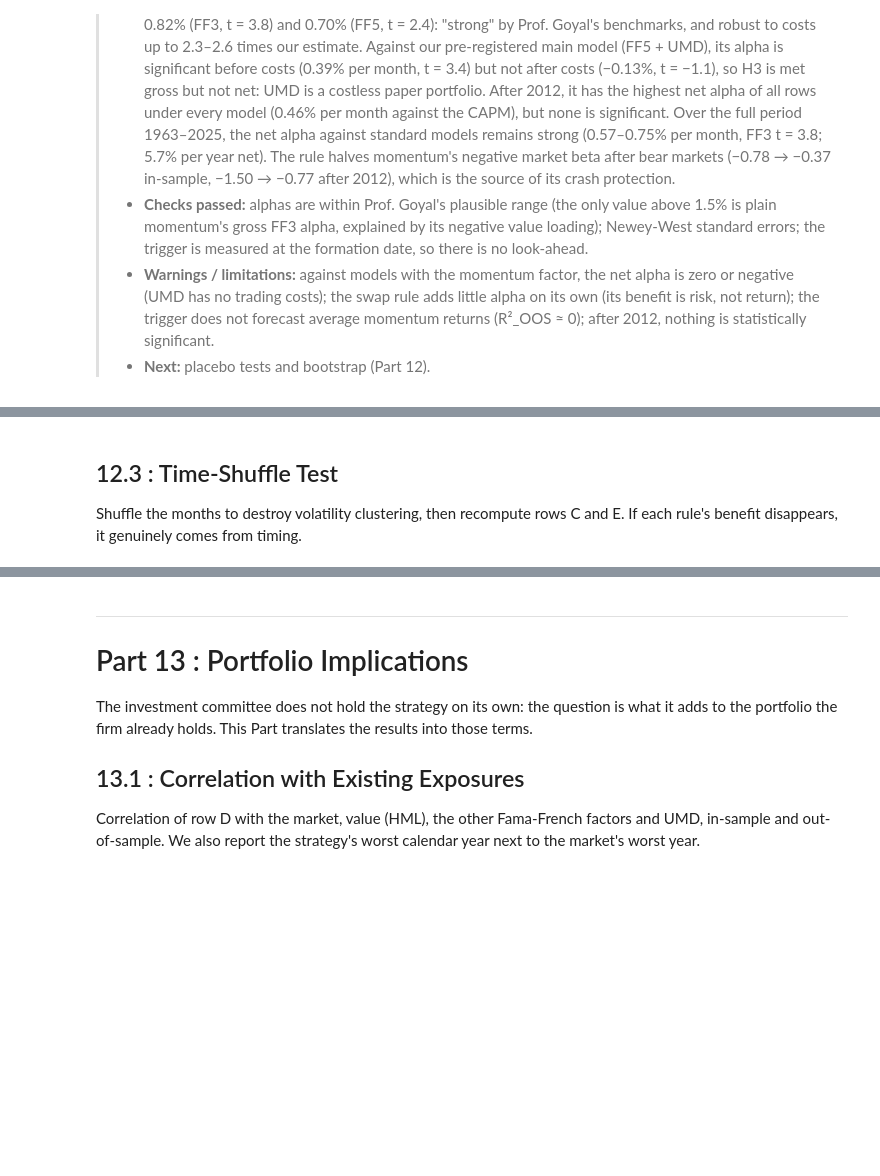
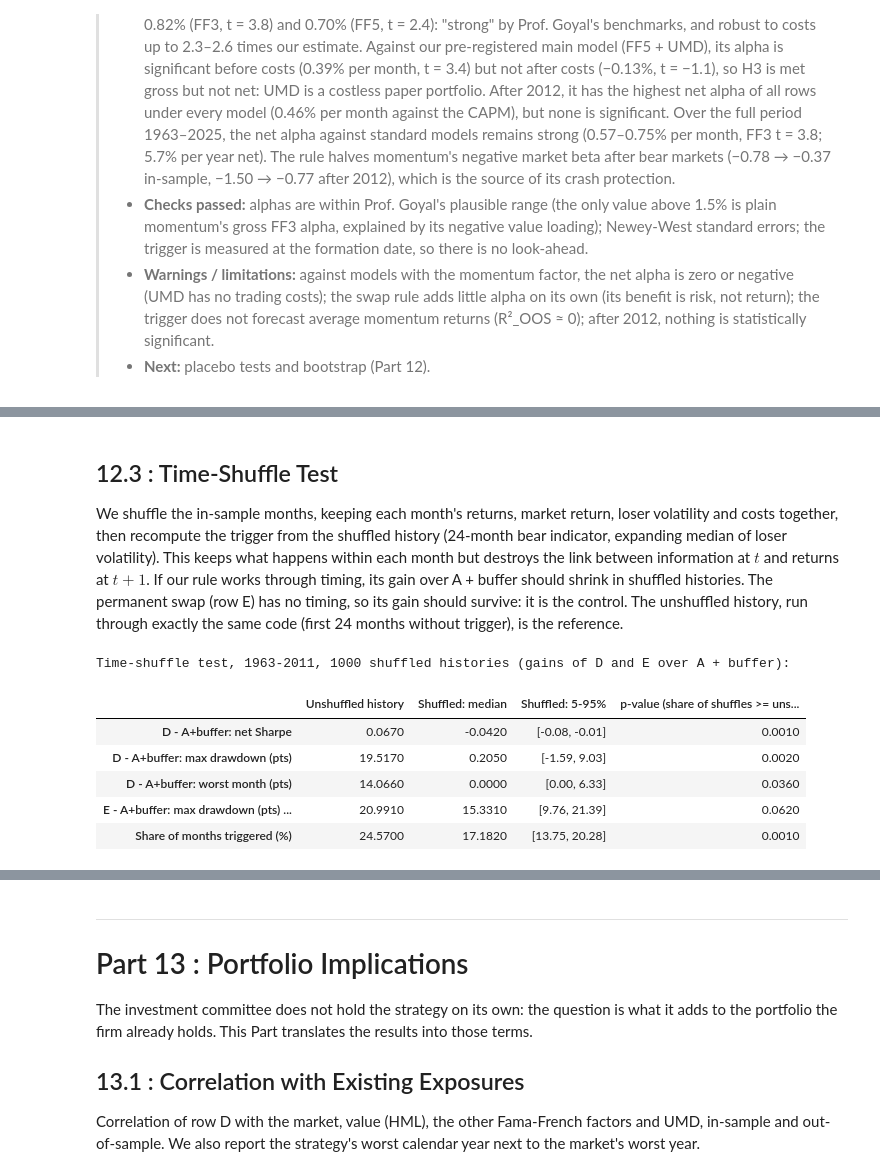
Before and after one commit to olol2/AppliedInvestments, a Jupyter notebook: Momentum_Robust_Notebook.ipynb, the cells around one changed output, grey strips where cells are left out. Cells and saved outputs as stored; diff of their text form; code cells hidden in the pictures; blank space fills up the shorter version.

```diff
--- a/Momentum_Robust_Notebook.ipynb
+++ b/Momentum_Robust_Notebook.ipynb
@@ -2909,4 +3184,59 @@ Each month, randomly reassign the signal across stocks and rebuild the long-shor
 # %% [markdown]
 ## 12.3 : Time-Shuffle Test
-
-Shuffle the months to destroy volatility clustering, then recompute rows C and E. If each rule's benefit disappears, it genuinely comes from timing.
+We shuffle the in-sample months, keeping each month's returns, market return,
+loser volatility and costs together, then recompute the trigger from the shuffled history (24-month bear
+indicator, expanding median of loser volatility). This keeps what happens within each month but destroys the
+link between information at $t$ and returns at $t+1$. If our rule works through timing, its gain over
+A + buffer should shrink in shuffled histories. The permanent swap (row E) has no timing, so its gain should
+survive: it is the control. The unshuffled history, run through exactly the same code (first 24 months without
+trigger), is the reference.
+# %%
+sel = (H >= SAMPLE_START) & (H <= IS_END)
+T_is = int(sel.sum())
+blk = {"rl": r_long.to_numpy()[sel], "rs": r_short.to_numpy()[sel], "rm": r_mkt.to_numpy()[sel],
+       "mkt": factors["mkt_rf"].reindex(H).to_numpy()[sel], "lv": loser_vol.reindex(H).to_numpy()[sel]}
+C_is = COST_PAIRS[sel]
+
+def trigger_from(mkt, lv):
+    """Our rule recomputed on a (possibly shuffled) history. Returns the holding-month trigger and its lag."""
+    bear_s = pd.Series(np.log1p(mkt)).rolling(BEAR_WINDOW).sum().lt(0).to_numpy()      # cumulative excess return < 0
+    lv_s = pd.Series(lv)
+    med = lv_s.expanding(min_periods=12).median()
+    high = (lv_s > med).to_numpy() & med.notna().to_numpy()
+    trig_form = (bear_s & high).astype(int)                 # formation date i -> applies to i + 1
+    p = np.r_[0, trig_form[:-1]]
+    return p, np.r_[0, p[:-1]]
+
+def shuffle_stats(perm):
+    rl, rs, rm = blk["rl"][perm], blk["rs"][perm], blk["rm"][perm]
+    C = C_is[perm]                                          # costs stay with their month (approximation)
+    p, p_prev = trigger_from(blk["mkt"][perm], blk["lv"][perm])
+    G = np.column_stack([rl - rs, gross_swap(p, rl, rs, rm), rl - (rs + DELTA * (rm - rs))])   # A+buffer, D, E
+    N = G - np.column_stack([C[:, 0], swap_costs(p, p_prev, C), C[:, 3]])
+    sg, sn = perf_stats(G), perf_stats(N)
+    return {"D - A+buffer: net Sharpe": sn["Sharpe"][1] - sn["Sharpe"][0],
+            "D - A+buffer: max drawdown (pts)": sg["Max drawdown (%)"][1] - sg["Max drawdown (%)"][0],
+            "D - A+buffer: worst month (pts)": sg["Worst month (%)"][1] - sg["Worst month (%)"][0],
+            "E - A+buffer: max drawdown (pts) [control]": sg["Max drawdown (%)"][2] - sg["Max drawdown (%)"][0],
+            "Share of months triggered (%)": 100 * p.mean()}
+
+rng_s = np.random.default_rng(SEED + 3)
+ref = pd.Series(shuffle_stats(np.arange(T_is)))
+shuf = pd.DataFrame([shuffle_stats(rng_s.permutation(T_is)) for _ in range(N_SIM)])
+shuffle_table = pd.DataFrame({
+    "Unshuffled history": ref,
+    "Shuffled: median": shuf.median(),
+    "Shuffled: 5-95%": [f"[{shuf[c].quantile(0.05):.2f}, {shuf[c].quantile(0.95):.2f}]" for c in shuf],
+    "p-value (share of shuffles >= unshuffled)": [(1 + (shuf[c] >= ref[c]).sum()) / (1 + N_SIM) for c in shuf],
+})
+print(f"Time-shuffle test, 1963-2011, {N_SIM} shuffled histories (gains of D and E over A + buffer):")
+display(shuffle_table.round(3))
+shuffle_table.to_csv(OUTPUT / "table_12_3_time_shuffle.csv")
+# %% [output]
+Time-shuffle test, 1963-2011, 1000 shuffled histories (gains of D and E over A + buffer):
+|  | Unshuffled history | Shuffled: median | Shuffled: 5-95% | p-value (share of shuffles >= uns... |
+| D - A+buffer: net Sharpe | 0.0670 | -0.0420 | [-0.08, -0.01] | 0.0010 |
+| D - A+buffer: max drawdown (pts) | 19.5170 | 0.2050 | [-1.59, 9.03] | 0.0020 |
+| D - A+buffer: worst month (pts) | 14.0660 | 0.0000 | [0.00, 6.33] | 0.0360 |
+| E - A+buffer: max drawdown (pts) ... | 20.9910 | 15.3310 | [9.76, 21.39] | 0.0620 |
+| Share of months triggered (%) | 24.5700 | 17.1820 | [13.75, 20.28] | 0.0010 |
```
Also changed, not shown: parts of 15 cells of this notebook, 8 other files.
